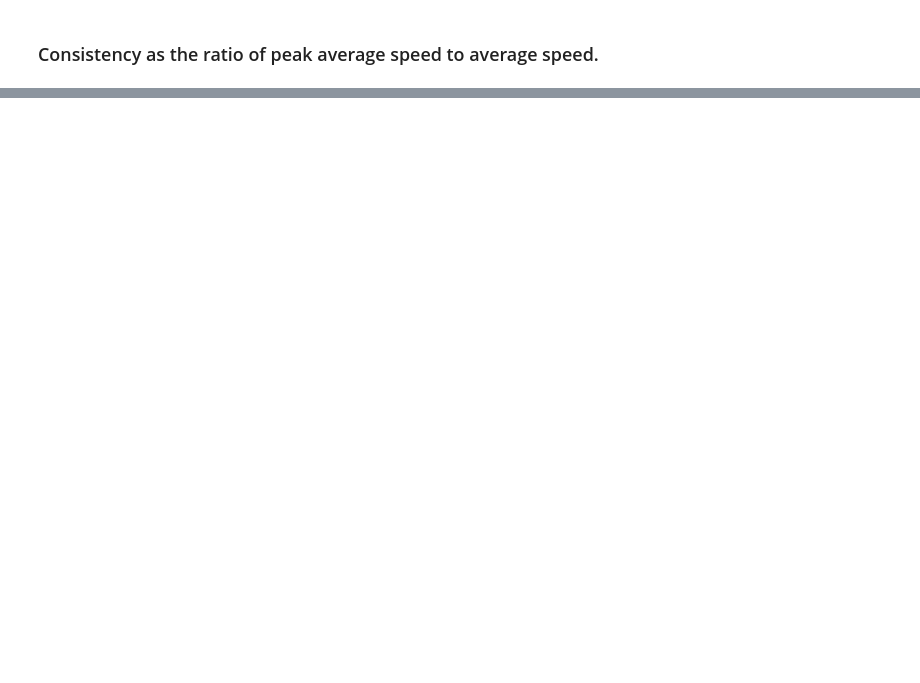
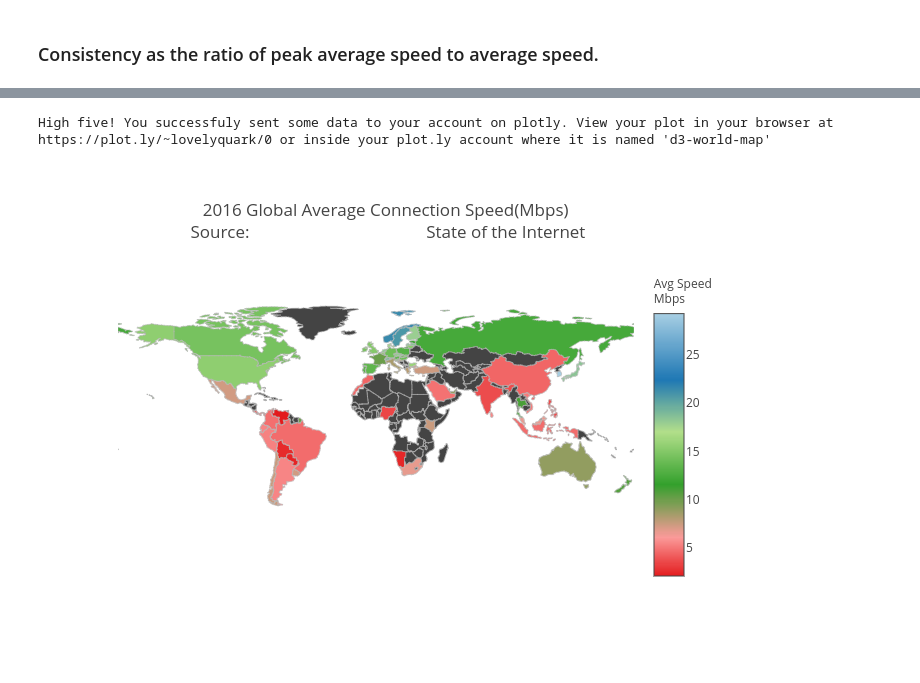
Before and after one commit to gmsardane/Exploring-the-state-of-the-Internet-in-Various-Economies, a Jupyter notebook: Status_of_the_Internet_in_the_World.ipynb, the cells around one changed output, grey strips where cells are left out. Cells and saved outputs as stored; diff of their text form; code cells hidden in the pictures; blank space fills up the shorter version.

```diff
--- a/Status_of_the_Internet_in_the_World.ipynb
+++ b/Status_of_the_Internet_in_the_World.ipynb
@@ -308,0 +338,8 @@ py.image.ishow(fig)
+# %%
+speed2016 = pd.read_csv('WorldInternetSpeedQ12016.txt')
+speed2016 = speed2016.drop(['Country Code'],1)
+dfMerged2016 = pd.merge(speed2016, GDP, right_on=['Country Name'], left_on=['Country'], how='outer')
+
+print(dfMerged2016.keys())
+print
+print "\t \t \t There are {} countries having both economic, but not all have, tech data available.".format(len(dfMerged2016))
@@ -308,0 +374,5 @@ py.image.ishow(fig)
+# %%
+map_plotter(dfMerged2016, 'Country Code', 'Average Connection Speed(Mbps)', '2016', 'Avg Speed')
+# %% [output]
+High five! You successfuly sent some data to your account on plotly. View your plot in your browser at https://plot.ly/~lovelyquark/0 or inside your plot.ly account where it is named 'd3-world-map'
+[figure, added]
```
Also changed, not shown: parts of 12 cells of this notebook, 2 other files.
